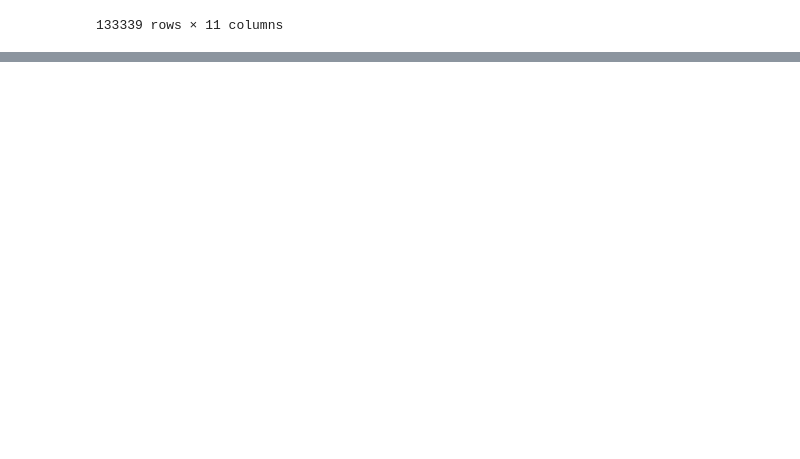
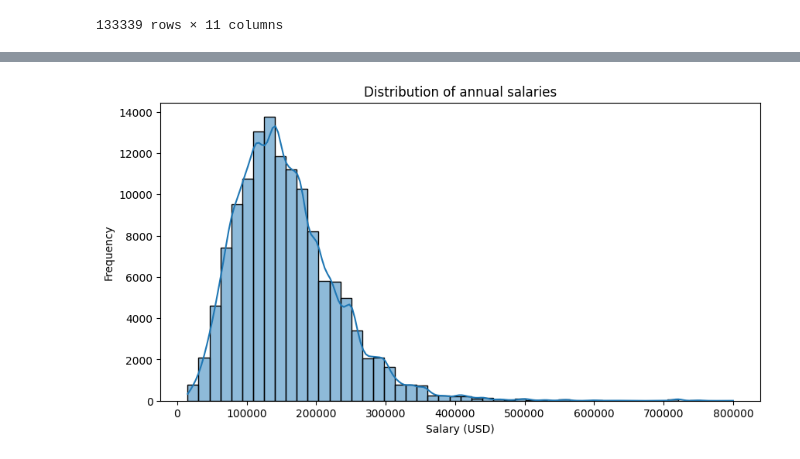
Before and after one commit to NavesEdu/imersao-dados-alura, a Jupyter notebook: imersão_dados.ipynb, the cells around one changed output, grey strips where cells are left out. Drawn from its saved outputs; the diff is of its cells as text; code cells hidden in the pictures; blank space fills up the shorter version.

```diff
--- a/imersão_dados.ipynb
+++ b/imersão_dados.ipynb
@@ -337,0 +393,9 @@ df_clean
+# %%
+plt.figure(figsize=(10,5))
+sns.histplot(df_clean['salary_in_usd'], bins = 50, kde=True)
+plt.title('Distribution of annual salaries')
+plt.xlabel('Salary (USD)')
+plt.ylabel('Frequency')
+plt.show()
+# %% [output]
+[figure, added]
```
Also changed, not shown: parts of 15 cells of this notebook.
